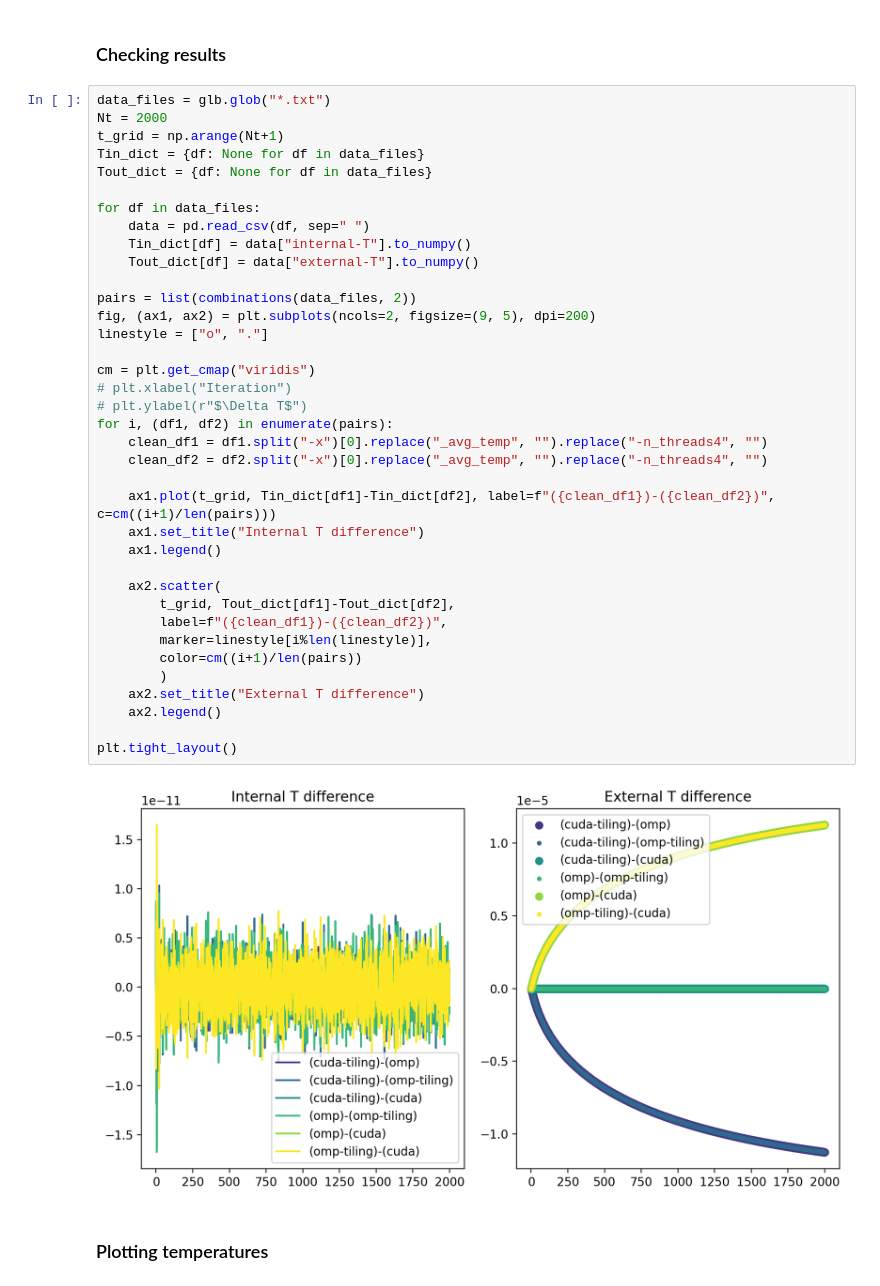
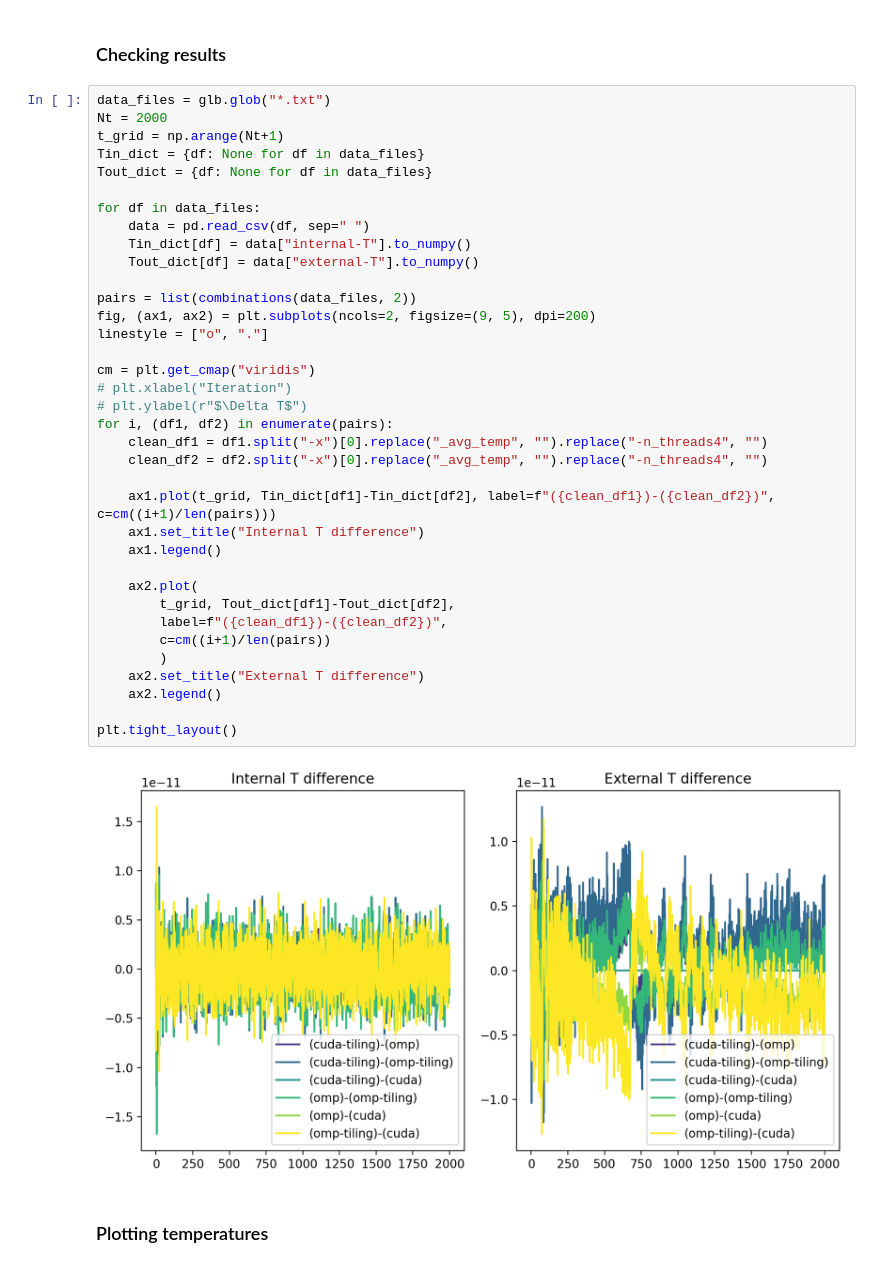
Before and after one commit to RaffaeleSabatini/Thermal-diffusion-simulation, a Jupyter notebook: plots.ipynb, the cells around one changed output. Cells and saved outputs as stored; diff of their text form.

```diff
--- a/plots.ipynb
+++ b/plots.ipynb
@@ -15,37 +15,36 @@ Tin_dict = {df: None for df in data_files}
 Tout_dict = {df: None for df in data_files}
 
 for df in data_files:
     data = pd.read_csv(df, sep=" ")
     Tin_dict[df] = data["internal-T"].to_numpy()
     Tout_dict[df] = data["external-T"].to_numpy()
 
 pairs = list(combinations(data_files, 2))
 fig, (ax1, ax2) = plt.subplots(ncols=2, figsize=(9, 5), dpi=200)
 linestyle = ["o", "."]
 
 cm = plt.get_cmap("viridis")
 # plt.xlabel("Iteration")
 # plt.ylabel(r"$\Delta T$")
 for i, (df1, df2) in enumerate(pairs):
     clean_df1 = df1.split("-x")[0].replace("_avg_temp", "").replace("-n_threads4", "")
     clean_df2 = df2.split("-x")[0].replace("_avg_temp", "").replace("-n_threads4", "")
 
     ax1.plot(t_grid, Tin_dict[df1]-Tin_dict[df2], label=f"({clean_df1})-({clean_df2})", c=cm((i+1)/len(pairs)))
     ax1.set_title("Internal T difference")
     ax1.legend()
 
-    ax2.scatter(
+    ax2.plot(
         t_grid, Tout_dict[df1]-Tout_dict[df2],
         label=f"({clean_df1})-({clean_df2})",
-        marker=linestyle[i%len(linestyle)],
-        color=cm((i+1)/len(pairs))
+        c=cm((i+1)/len(pairs))
         )
     ax2.set_title("External T difference")
     ax2.legend()
 
 plt.tight_layout()
 # %% [output]
-[figure, old version]
+[figure, new version]
 # %% [markdown]
 ### Plotting temperatures
 # %%
```
Also changed, not shown: parts of 4 cells of this notebook, 1 other file.
